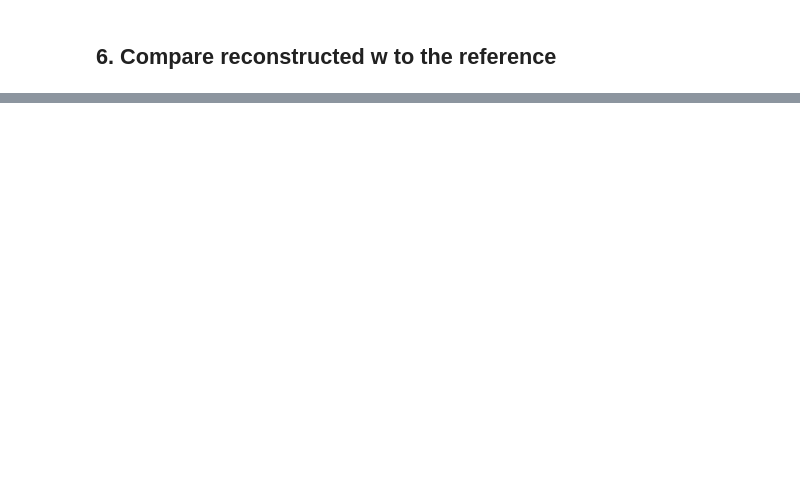
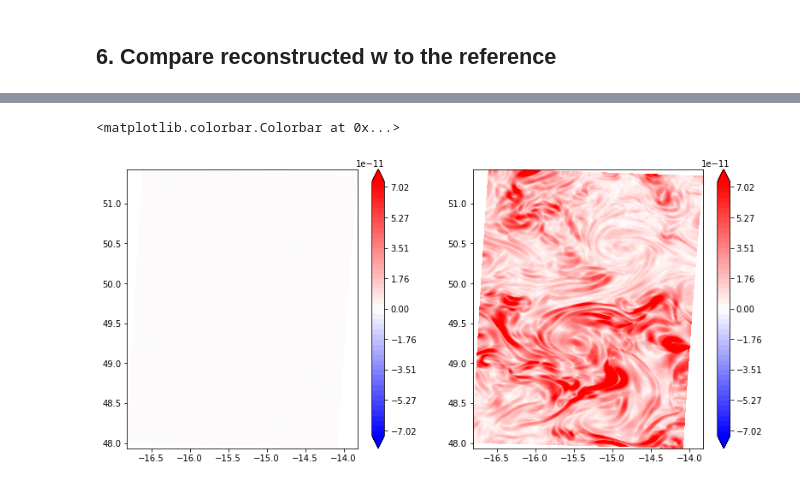
Before and after one commit to SammyMetref/pydssa, a Jupyter notebook: examples/Example5_2Dreconstruction_geokindef_from_NATL60_Azores_winter.ipynb, the cells around one changed output, grey strips where cells are left out. Cells and saved outputs as stored; diff of their text form; code cells hidden in the pictures; blank space fills up the shorter version.

```diff
--- a/examples/Example5_2Dreconstruction_geokindef_from_NATL60_Azores_winter.ipynb
+++ b/examples/Example5_2Dreconstruction_geokindef_from_NATL60_Azores_winter.ipynb
@@ -137,0 +143,18 @@ Text(0.5,1,'Vertical velocity (10$^{-3}$m/s) at 0 m')
+# %%
+dx,dy=vr.compute_dxdy(ssh,lon_ref,lat_ref)
+gradx_w,grady_w = vr.gradT(w_ref,dx,dy)
+# %%
+grad_w = np.sqrt(gradx_w**2 + grady_w**2)
+# %%
+plt.figure(figsize=(35,6))
+max_var = np.max(np.abs(grad_w[ncrop5:ncrop6,ncrop7:ncrop8]))
+levs = np.linspace(-max_var,max_var, 51)
+plt.subplot(151)
+plt.contourf(my_geokindef_reconstruction.lon[crop1:crop2,crop3:crop4],my_geokindef_reconstruction.lat[crop1:crop2,crop3:crop4],my_geokindef_reconstruction.geokindef[crop1:crop2,crop3:crop4],cmap=plt.cm.get_cmap('bwr'),levels=levs,extend='both')
+plt.colorbar()
+plt.subplot(152)
+plt.contourf(lon_ref[ncrop5:ncrop6,ncrop7:ncrop8],lat_ref[ncrop5:ncrop6,ncrop7:ncrop8],grad_w[ncrop5:ncrop6,ncrop7:ncrop8]*2.5,cmap=plt.cm.get_cmap('bwr'),levels=levs,extend='both')
+plt.colorbar()
+# %% [output]
+<matplotlib.colorbar.Colorbar at 0x...>
+[figure, added]
```
Also changed, not shown: parts of 5 cells of this notebook, 5 other files.
